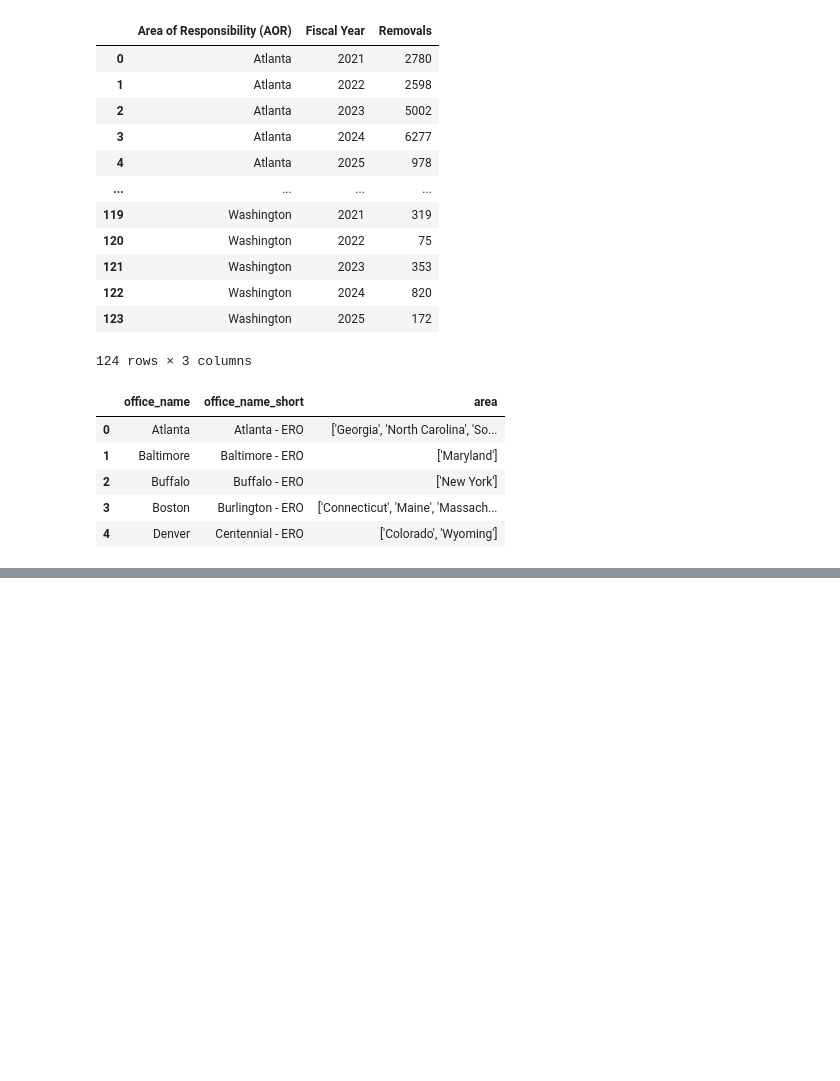
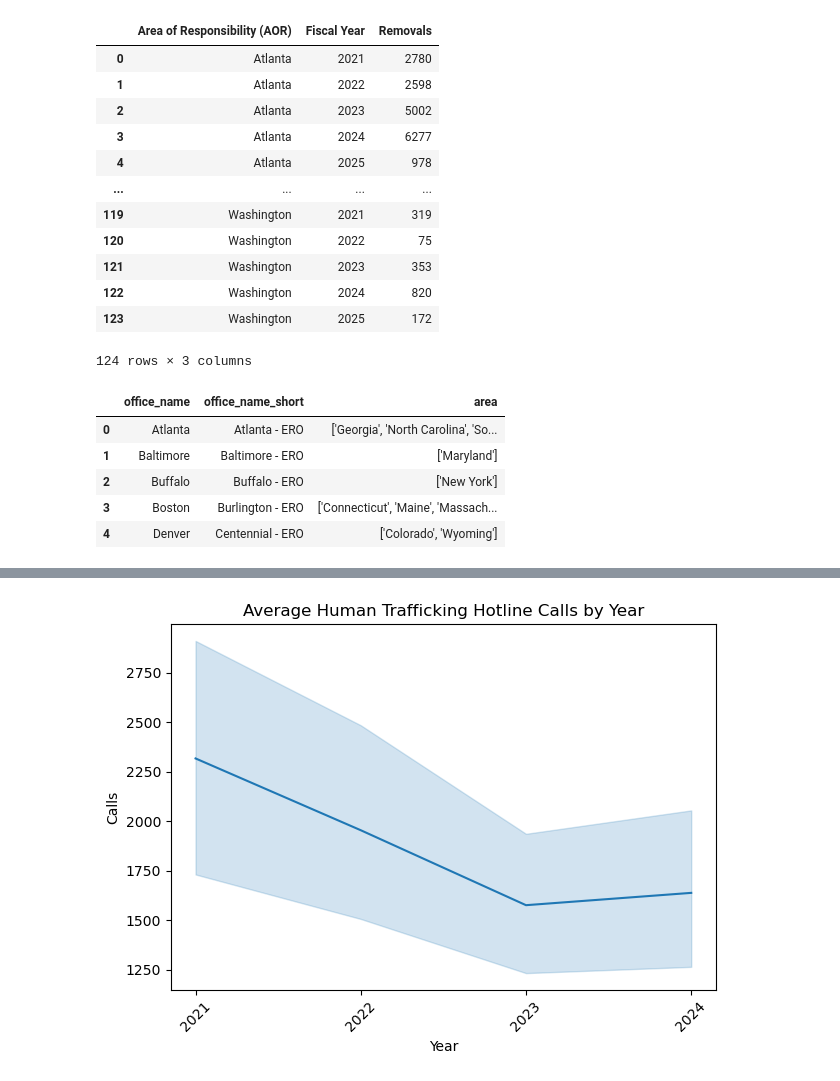
Before and after one commit to navyaa-mittal-27/qss-20-final, a Jupyter notebook: ICE_Hotline_merge.ipynb, the cells around one changed output, grey strips where cells are left out. Cells and saved outputs as stored; diff of their text form; code cells hidden in the pictures; blank space fills up the shorter version.

```diff
--- a/ICE_Hotline_merge.ipynb
+++ b/ICE_Hotline_merge.ipynb
@@ -79,0 +163,11 @@ HL_ICE_merged
+# %%
+#Line Column for Change By Year
+sns.lineplot(data=HL_ICE_merged, x='Fiscal_Year', y='Signals_received')
+plt.title('Average Human Trafficking Hotline Calls by Year')
+plt.xlabel('Year')
+plt.xticks([2021, 2022, 2023, 2024], rotation=45)
+plt.ylabel('Calls')
+plt.tight_layout()
+plt.show()
+# %% [output]
+[figure, added]
```
Also changed, not shown: parts of 7 cells of this notebook.
